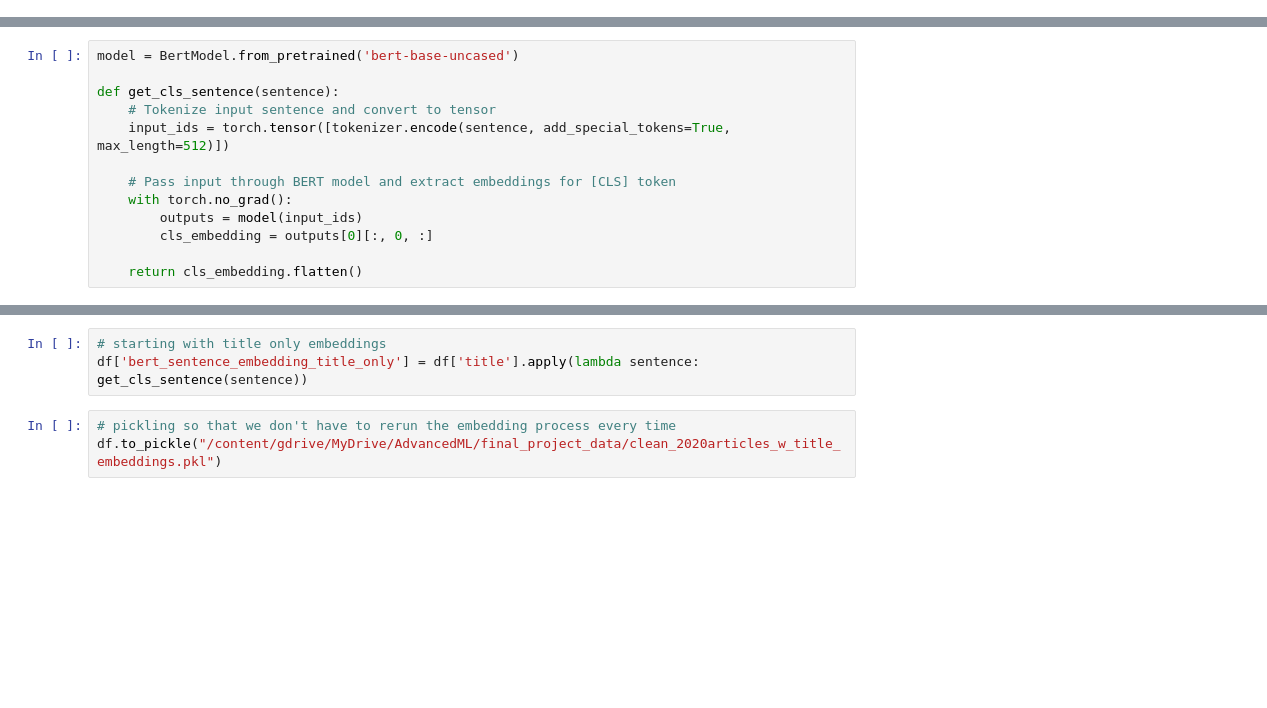
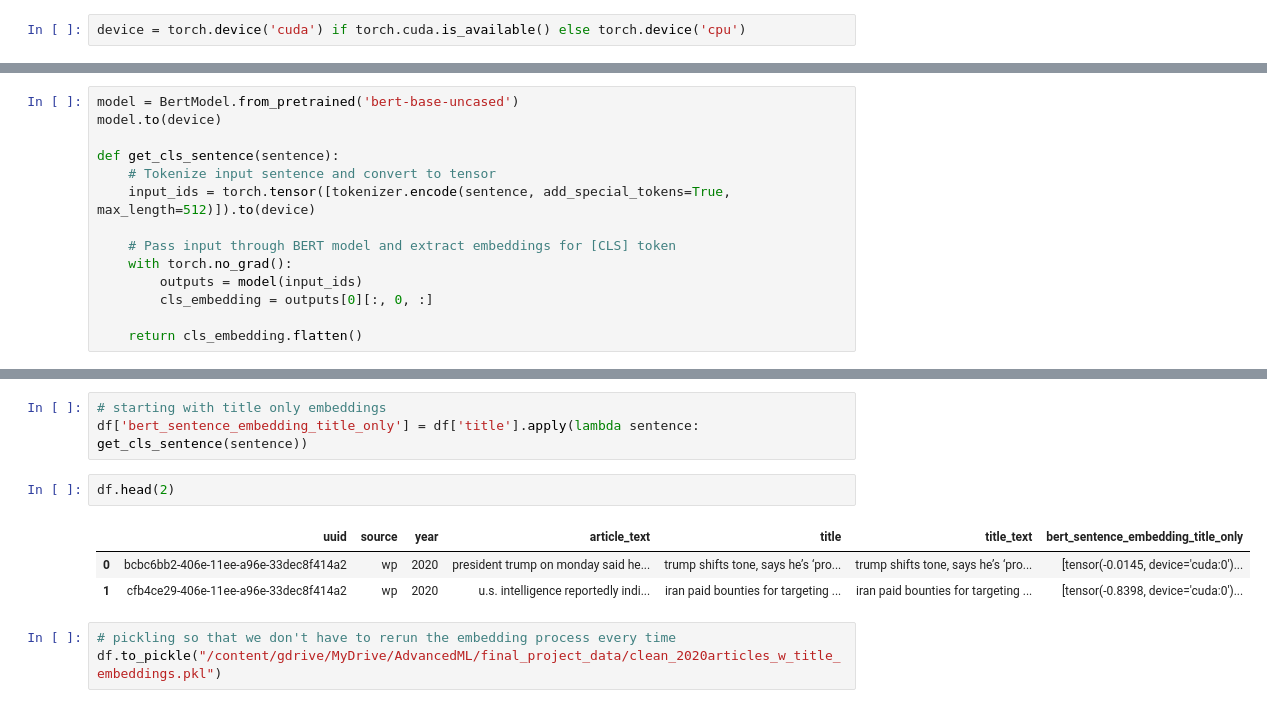
Before and after one commit to meganhmoore/LingoQuartet, a Jupyter notebook: notebooks/megans_embeddings.ipynb, the cells around one changed output, grey strips where cells are left out. Saved outputs shown, nothing was run; the diff lists cells and outputs as text; blank space fills up the shorter version.

```diff
--- a/notebooks/megans_embeddings.ipynb
+++ b/notebooks/megans_embeddings.ipynb
@@ -19,6 +19,8 @@ df = pd.read_csv(path,  index_col=0)
 # TODO: also load the lemmatized data and see how that
 # %% [output]
 Drive already mounted at /content/gdrive; to attempt to forcibly remount, call drive.mount("/content/gdrive", force_remount=True).
+# %%
+device = torch.device('cuda') if torch.cuda.is_available() else torch.device('cpu')
 # %%
 test_article = df.loc[df.loc[:, 'uuid'] == 'bcbc6bb2-406e-11ee-a96e-33dec8f414a2', :]
 test_text = test_article['title_text'][0]
@@ -64,10 +60,11 @@ Tokenized Text: {'input_ids': tensor([[  101,  8398, 12363,  4309,  1010,  2758,
          1, 1, 1, 1, 1, 1, 1, 1, 1, 1]])}
 # %%
 model = BertModel.from_pretrained('bert-base-uncased')
+model.to(device)
 
 def get_cls_sentence(sentence):
     # Tokenize input sentence and convert to tensor
-    input_ids = torch.tensor([tokenizer.encode(sentence, add_special_tokens=True, max_length=512)])
+    input_ids = torch.tensor([tokenizer.encode(sentence, add_special_tokens=True, max_length=512)]).to(device)
 
     # Pass input through BERT model and extract embeddings for [CLS] token
     with torch.no_grad():
@@ -87,6 +84,12 @@ See the caveats in the documentation: https://pandas.pydata.org/pandas-docs/stab
 # %%
 # starting with title only embeddings
 df['bert_sentence_embedding_title_only'] = df['title'].apply(lambda sentence: get_cls_sentence(sentence))
+# %%
+df.head(2)
+# %% [output]
+|  | uuid | source | year | article_text | title | title_text | bert_sentence_embedding_title_only |
+| 0 | bcbc6bb2-406e-11ee-a96e-33dec8f414a2 | wp | 2020 | president trump on monday said he... | trump shifts tone, says he’s ‘pro... | trump shifts tone, says he’s ‘pro... | [tensor(-0.0145, device='cuda:0')... |
+| 1 | cfb4ce29-406e-11ee-a96e-33dec8f414a2 | wp | 2020 | u.s. intelligence reportedly indi... | iran paid bounties for targeting ... | iran paid bounties for targeting ... | [tensor(-0.8398, device='cuda:0')... |
 # %%
 # pickling so that we don't have to rerun the embedding process every time
 df.to_pickle("/content/gdrive/MyDrive/AdvancedML/final_project_data/clean_2020articles_w_title_embeddings.pkl")
```
Also changed, not shown: parts of 1 cell of this notebook.
